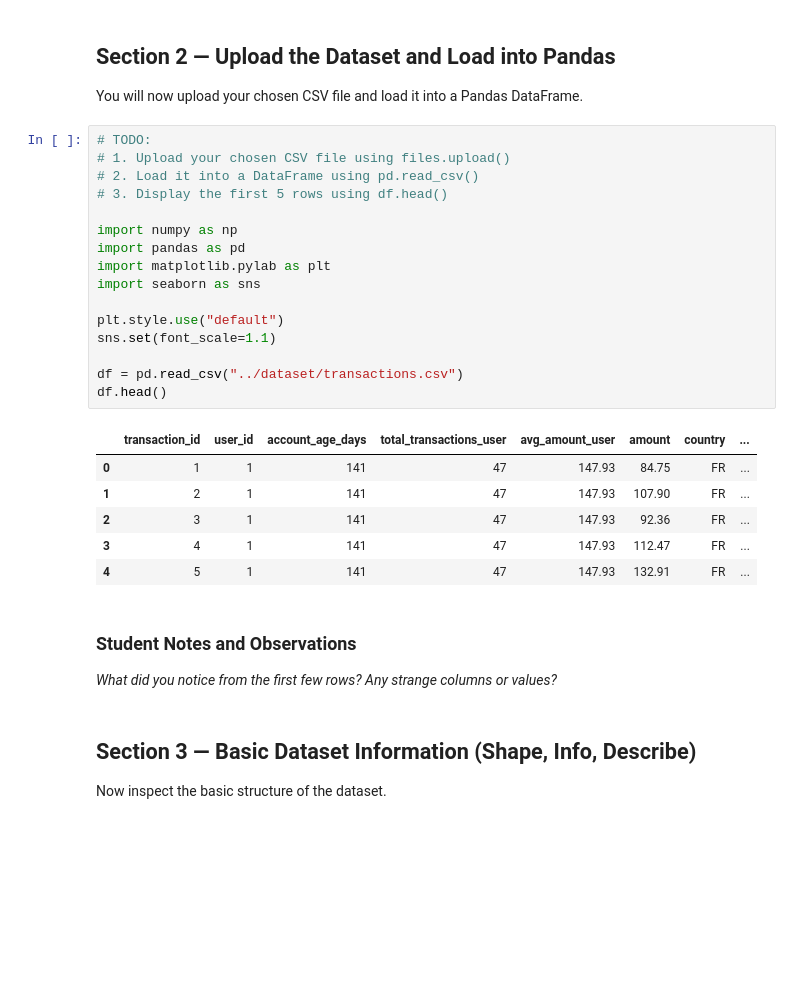
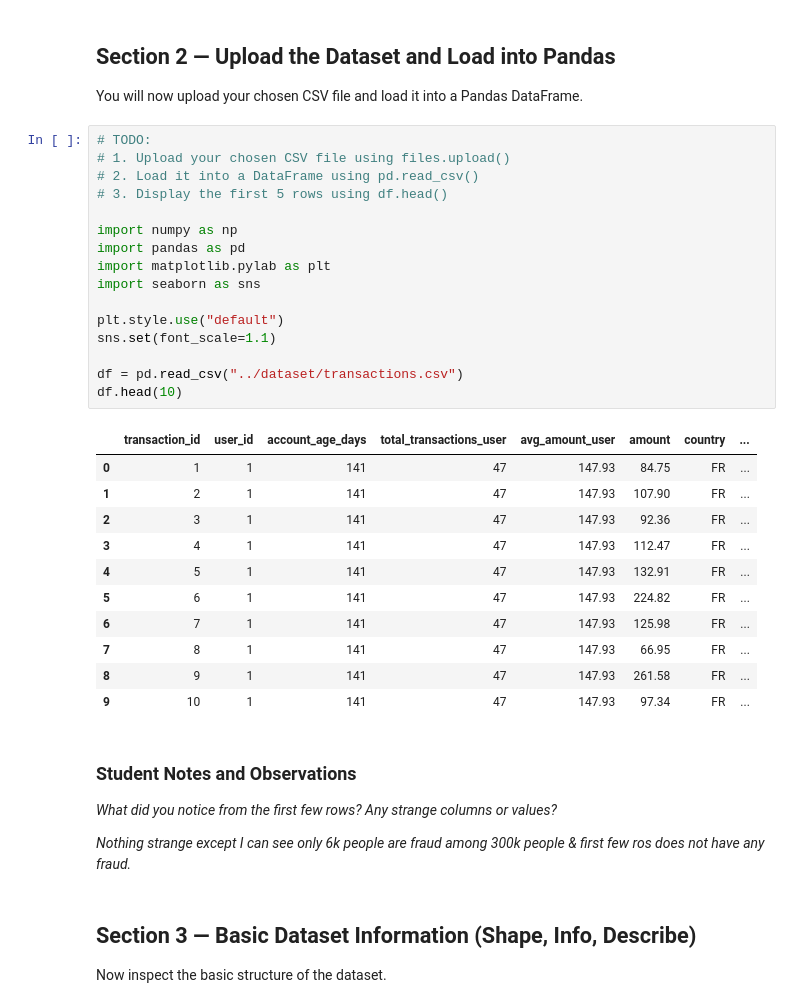
Before and after one commit to ejaz-uddin-swaron/phitron-phase-2-ai-ml-dl-python, a Jupyter notebook: Module 6.5- Practice on Module 06 -EDA-.ipynb, the cells around one changed output. Saved outputs shown, nothing was run; the diff lists cells and outputs as text; blank space fills up the shorter version.

```diff
--- a/Module 6.5- Practice on Module 06 -EDA-.ipynb
+++ b/Module 6.5- Practice on Module 06 -EDA-.ipynb
@@ -65,30 +65,37 @@ You will now upload your chosen CSV file and load it into a Pandas DataFrame.
 # %%
 # TODO:
 # 1. Upload your chosen CSV file using files.upload()
 # 2. Load it into a DataFrame using pd.read_csv()
 # 3. Display the first 5 rows using df.head()
 
 import numpy as np
 import pandas as pd
 import matplotlib.pylab as plt
 import seaborn as sns
 
 plt.style.use("default")
 sns.set(font_scale=1.1)
 
 df = pd.read_csv("../dataset/transactions.csv")
-df.head()
+df.head(10)
 # %% [output]
 |  | transaction_id | user_id | account_age_days | total_transactions_user | avg_amount_user | amount | country | ... |
 | 0 | 1 | 1 | 141 | 47 | 147.93 | 84.75 | FR | ... |
 | 1 | 2 | 1 | 141 | 47 | 147.93 | 107.90 | FR | ... |
 | 2 | 3 | 1 | 141 | 47 | 147.93 | 92.36 | FR | ... |
 | 3 | 4 | 1 | 141 | 47 | 147.93 | 112.47 | FR | ... |
 | 4 | 5 | 1 | 141 | 47 | 147.93 | 132.91 | FR | ... |
+| 5 | 6 | 1 | 141 | 47 | 147.93 | 224.82 | FR | ... |
+| 6 | 7 | 1 | 141 | 47 | 147.93 | 125.98 | FR | ... |
+| 7 | 8 | 1 | 141 | 47 | 147.93 | 66.95 | FR | ... |
+| 8 | 9 | 1 | 141 | 47 | 147.93 | 261.58 | FR | ... |
+| 9 | 10 | 1 | 141 | 47 | 147.93 | 97.34 | FR | ... |
 # %% [markdown]
 ### Student Notes and Observations
 
 _What did you notice from the first few rows? Any strange columns or values?_
+
+_Nothing strange except I can see only 6k people are fraud among 300k people & first few ros does not have any fraud._
 # %% [markdown]
 ## Section 3 — Basic Dataset Information (Shape, Info, Describe)
 
```
Also changed, not shown: parts of 16 cells of this notebook, 2 other files.
